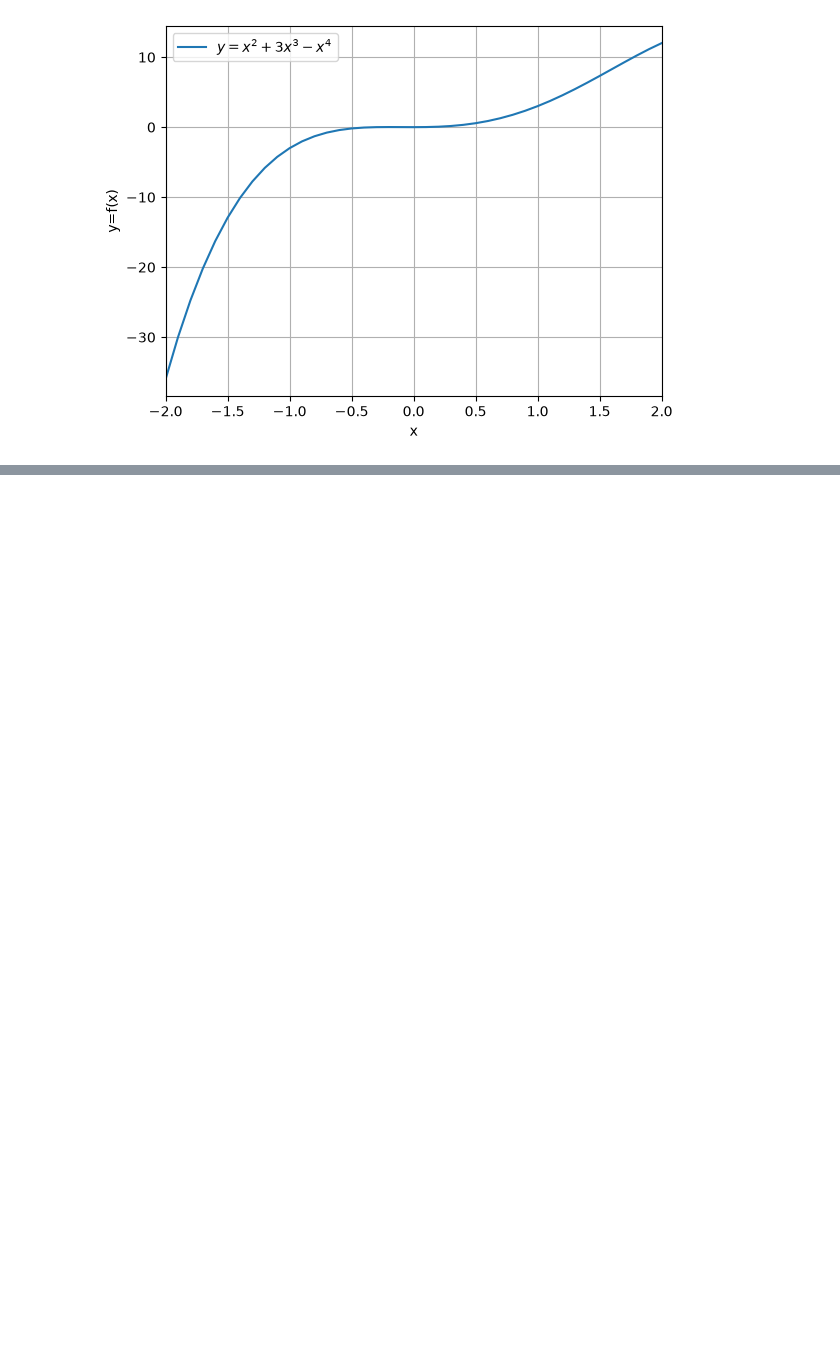
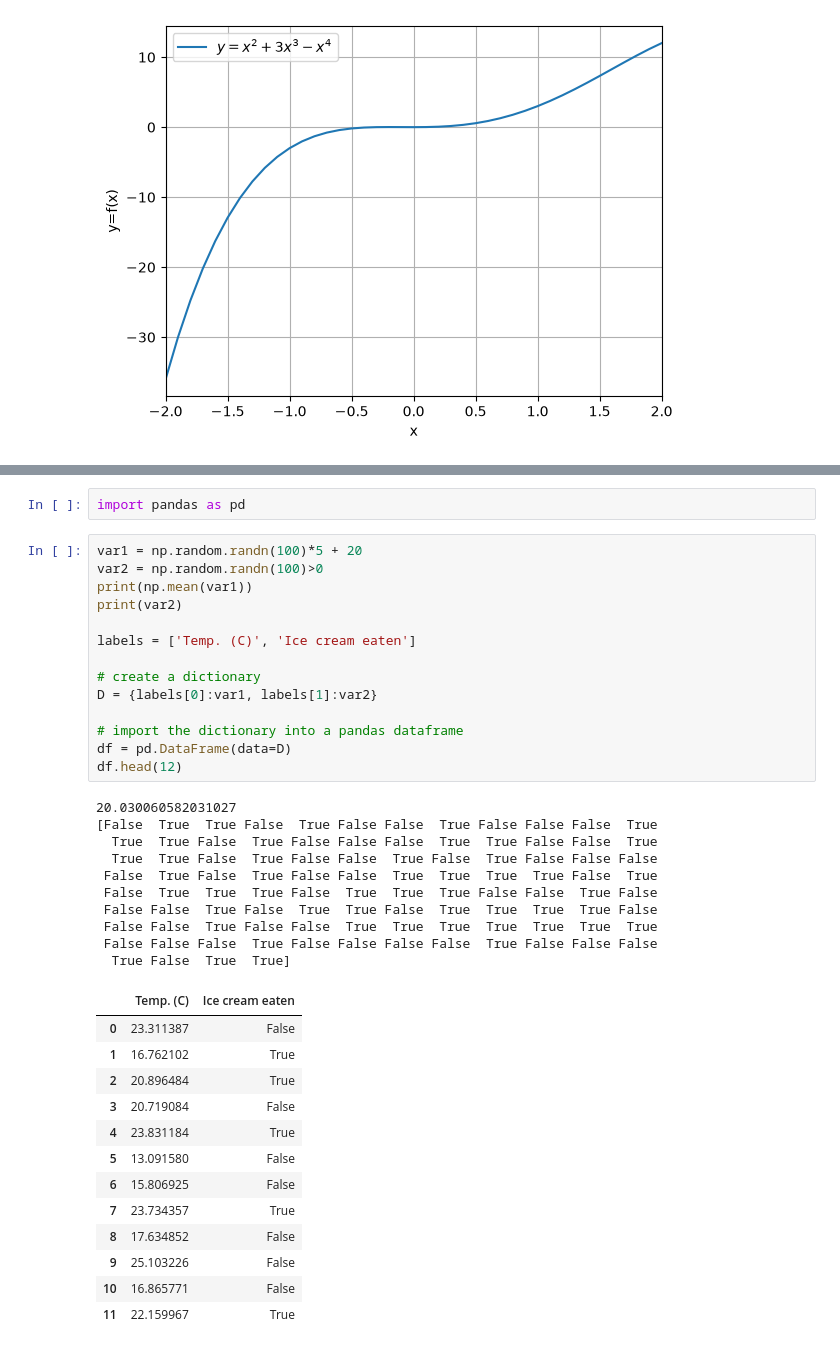
Before and after one commit to imageofyeshua/jupyter_projects, a Jupyter notebook: 33_numpy_function.ipynb, the cells around one changed output, grey strips where cells are left out. Drawn from its saved outputs; the diff is of its cells as text; blank space fills up the shorter version.

Commit message:
Pandas Intro

```diff
--- a/33_numpy_function.ipynb
+++ b/33_numpy_function.ipynb
@@ -26,0 +78,40 @@ plt.show()
+# %%
+import pandas as pd
+# %%
+var1 = np.random.randn(100)*5 + 20
+var2 = np.random.randn(100)>0
+print(np.mean(var1))
+print(var2)
+
+labels = ['Temp. (C)', 'Ice cream eaten']
+
+# create a dictionary
+D = {labels[0]:var1, labels[1]:var2}
+
+# import the dictionary into a pandas dataframe
+df = pd.DataFrame(data=D)
+df.head(12)
+# %% [output]
+20.030060582031027
+[False  True  True False  True False False  True False False False  True
+  True  True False  True False False False  True  True False False  True
+  True  True False  True False False  True False  True False False False
+ False  True False  True False False  True  True  True  True False  True
+ False  True  True  True False  True  True  True False False  True False
+ False False  True False  True  True False  True  True  True  True False
+ False False  True False False  True  True  True  True  True  True  True
+ False False False  True False False False False  True False False False
+  True False  True  True]
+|  | Temp. (C) | Ice cream eaten |
+| 0 | 23.311387 | False |
+| 1 | 16.762102 | True |
+| 2 | 20.896484 | True |
+| 3 | 20.719084 | False |
+| 4 | 23.831184 | True |
+| 5 | 13.091580 | False |
+| 6 | 15.806925 | False |
+| 7 | 23.734357 | True |
+| 8 | 17.634852 | False |
+| 9 | 25.103226 | False |
+| 10 | 16.865771 | False |
+| 11 | 22.159967 | True |
```
Also changed, not shown: parts of 9 cells of this notebook.
